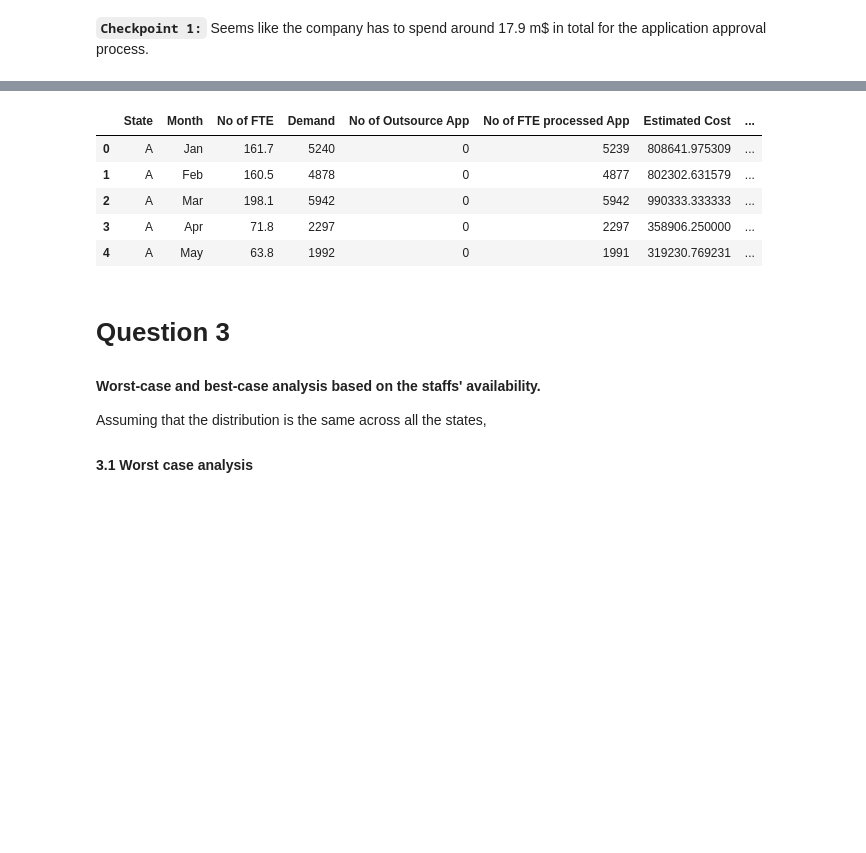
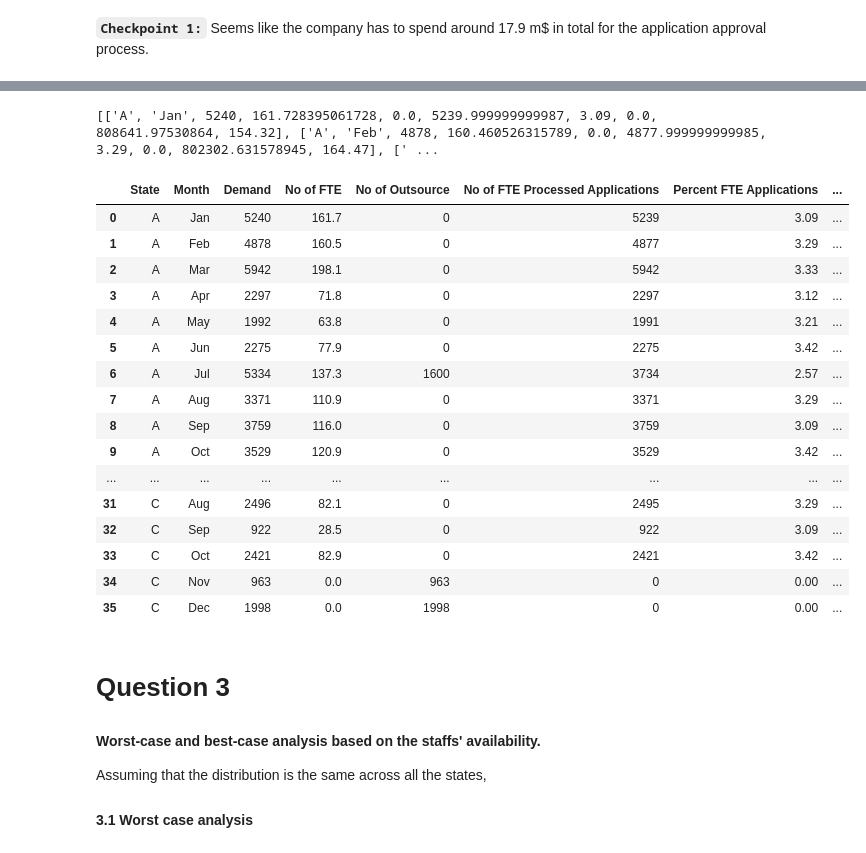
Before and after one commit to VaibhavBhargava2506/Staff-Planning-Case-Study, a Jupyter notebook: Staff Planning Case Study.ipynb, the cells around one changed output, grey strips where cells are left out. Drawn from its saved outputs; the diff is of its cells as text; code cells hidden in the pictures; blank space fills up the shorter version.

```diff
--- a/Staff Planning Case Study.ipynb
+++ b/Staff Planning Case Study.ipynb
@@ -405,30 +376,70 @@ print(Output_actual)
+# %%
+#Creating an empty list
+
+Output_Optimised = []
+
+# For every iteration, the code below will create a list containing 9 values - State, Month, Demand,No of FTE,
+#No of Outsource,No of FTE Processed Applications,Percent FTE Applications,Percent Outsourced Applications,Estimated Cost,
+#Average Cost per Application
+
+for s in model.s:
+    for m in model.m:
+
+
+        Demand_Optimised = model.demand[s, m]
+        No_of_FTE=model.FTE[s,m].value
+        No_of_Outsource = model.Outsource[s,m].value
+        No_of_FTE_Processed_App = model.FTE[s,m].value*40*model.sa[s,m]
+        Percent_FTE_App = round((No_of_FTE/Demand_Optimised)*100,2)
+        Percent_Outsourced_App = round((No_of_Outsource/Demand_Optimised)*100,2)
+        Estimated_Cost = model.FTE[s,m].value*FTE_Monthly_Salary[s,m] + model.Outsource[s,m].value*UnitOutSourceCost[s,m]
+        Cost_Per_App = round(Estimated_Cost/Demand_Optimised,2)
+
+        Output_Optimised.append([s,m,Demand_Optimised,No_of_FTE,No_of_Outsource,No_of_FTE_Processed_App,Percent_FTE_App,
+                              Percent_Outsourced_App,Estimated_Cost,Cost_Per_App])
+
+print(Output_Optimised)
+# %% [output]
+[['A', 'Jan', 5240, 161.728395061728, 0.0, 5239.999999999987, 3.09, 0.0, 808641.97530864, 154.32], ['A', 'Feb', 4878, 160.460526315789, 0.0, 4877.999999999985, 3.29, 0.0, 802302.631578945, 164.47], [' ...
 # %%
 # Creating dataframe for the results
 
-Output_actual = pd.DataFrame(Output_actual, columns = ['State', 'Month', 'No of FTE',"Demand",'No of Outsource App',
-                                                       "No of FTE processed App" , 'Estimated Cost', 'Percent Outsourced App',
-                                                       'Average Cost Per Application'])
+Output_Optimised = pd.DataFrame(Output_Optimised, columns = ['State','Month','Demand','No of FTE','No of Outsource',
+                                                       'No of FTE Processed Applications','Percent FTE Applications',
+                                                       'Percent Outsourced Applications','Estimated Cost',
+                                                       'Cost per Application'])
 
-Output_actual[['Estimated Cost in mn $']] = Output_actual[['Estimated Cost']]/1000000
+Output_Optimised[['Estimated Cost in mn $']] = Output_Optimised[['Estimated Cost']]/1000000
 
-Output_actual['Demand'] = Output_actual['Demand'].astype(int)
+Output_Optimised['Demand'] = Output_Optimised['Demand'].astype(int)
 
-Output_actual['No of Outsource App'] = Output_actual['No of Outsource App'].astype(int)
+Output_Optimised['No of Outsource'] = Output_Optimised['No of Outsource'].astype(int)
 
-Output_actual['No of FTE processed App'] = Output_actual['No of FTE processed App'].astype(int)
+Output_Optimised['No of FTE Processed Applications'] = Output_Optimised['No of FTE Processed Applications'].astype(int)
 
-Output_actual = Output_actual.round({"No of FTE":1, "No of Outsource App":0, "Estimated Cost in mn $":1})
+Output_Optimised = Output_Optimised.round({"No of FTE":1, "No of Outsource":0, "Estimated Cost in mn $":1})
 # %%
 #Printing top 5 Rows of Final dataframe
 
-Output_actual.head()
+Output_Optimised
 # %% [output]
-|  | State | Month | No of FTE | Demand | No of Outsource App | No of FTE processed App | Estimated Cost | ... |
-| 0 | A | Jan | 161.7 | 5240 | 0 | 5239 | 808641.975309 | ... |
-| 1 | A | Feb | 160.5 | 4878 | 0 | 4877 | 802302.631579 | ... |
-| 2 | A | Mar | 198.1 | 5942 | 0 | 5942 | 990333.333333 | ... |
-| 3 | A | Apr | 71.8 | 2297 | 0 | 2297 | 358906.250000 | ... |
-| 4 | A | May | 63.8 | 1992 | 0 | 1991 | 319230.769231 | ... |
+|  | State | Month | Demand | No of FTE | No of Outsource | No of FTE Processed Applications | Percent FTE Applications | ... |
+| 0 | A | Jan | 5240 | 161.7 | 0 | 5239 | 3.09 | ... |
+| 1 | A | Feb | 4878 | 160.5 | 0 | 4877 | 3.29 | ... |
+| 2 | A | Mar | 5942 | 198.1 | 0 | 5942 | 3.33 | ... |
+| 3 | A | Apr | 2297 | 71.8 | 0 | 2297 | 3.12 | ... |
+| 4 | A | May | 1992 | 63.8 | 0 | 1991 | 3.21 | ... |
+| 5 | A | Jun | 2275 | 77.9 | 0 | 2275 | 3.42 | ... |
+| 6 | A | Jul | 5334 | 137.3 | 1600 | 3734 | 2.57 | ... |
+| 7 | A | Aug | 3371 | 110.9 | 0 | 3371 | 3.29 | ... |
+| 8 | A | Sep | 3759 | 116.0 | 0 | 3759 | 3.09 | ... |
+| 9 | A | Oct | 3529 | 120.9 | 0 | 3529 | 3.42 | ... |
+| ... | ... | ... | ... | ... | ... | ... | ... | ... |
+| 31 | C | Aug | 2496 | 82.1 | 0 | 2495 | 3.29 | ... |
+| 32 | C | Sep | 922 | 28.5 | 0 | 922 | 3.09 | ... |
+| 33 | C | Oct | 2421 | 82.9 | 0 | 2421 | 3.42 | ... |
+| 34 | C | Nov | 963 | 0.0 | 963 | 0 | 0.00 | ... |
+| 35 | C | Dec | 1998 | 0.0 | 1998 | 0 | 0.00 | ... |
 # %%
 # Writing the results in to an Excel sheet
 
```
Also changed, not shown: parts of 55 cells of this notebook.
